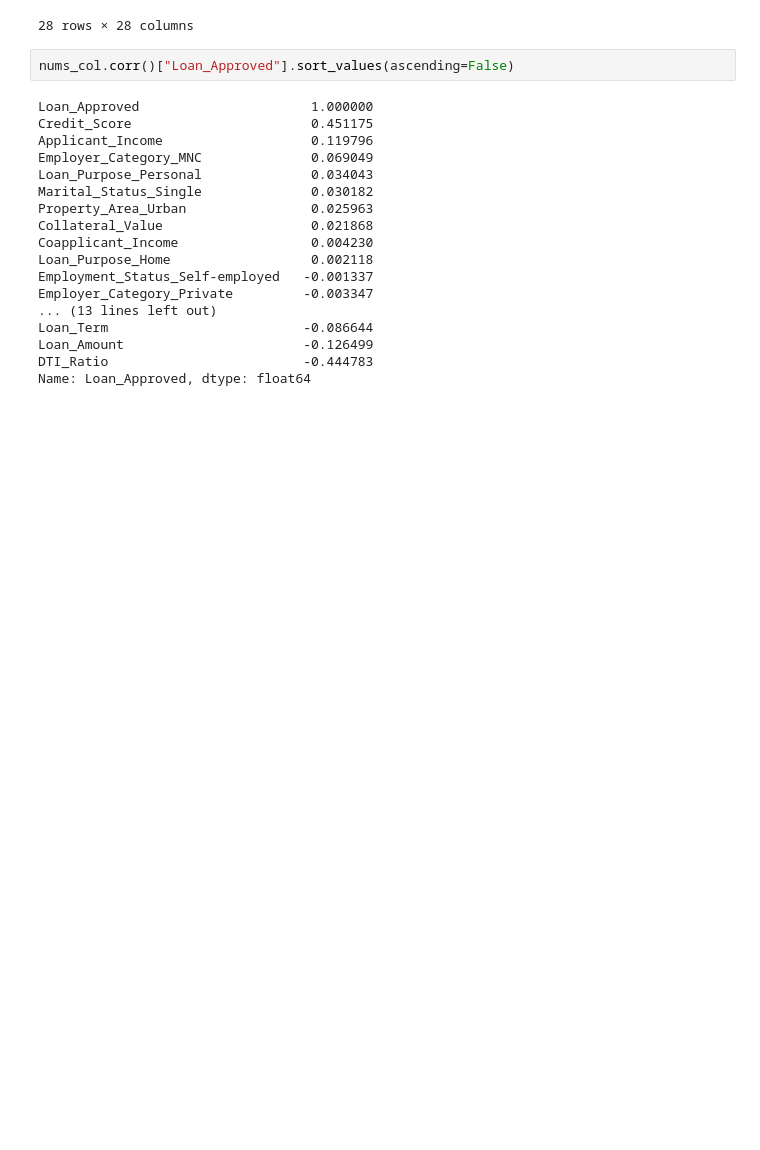
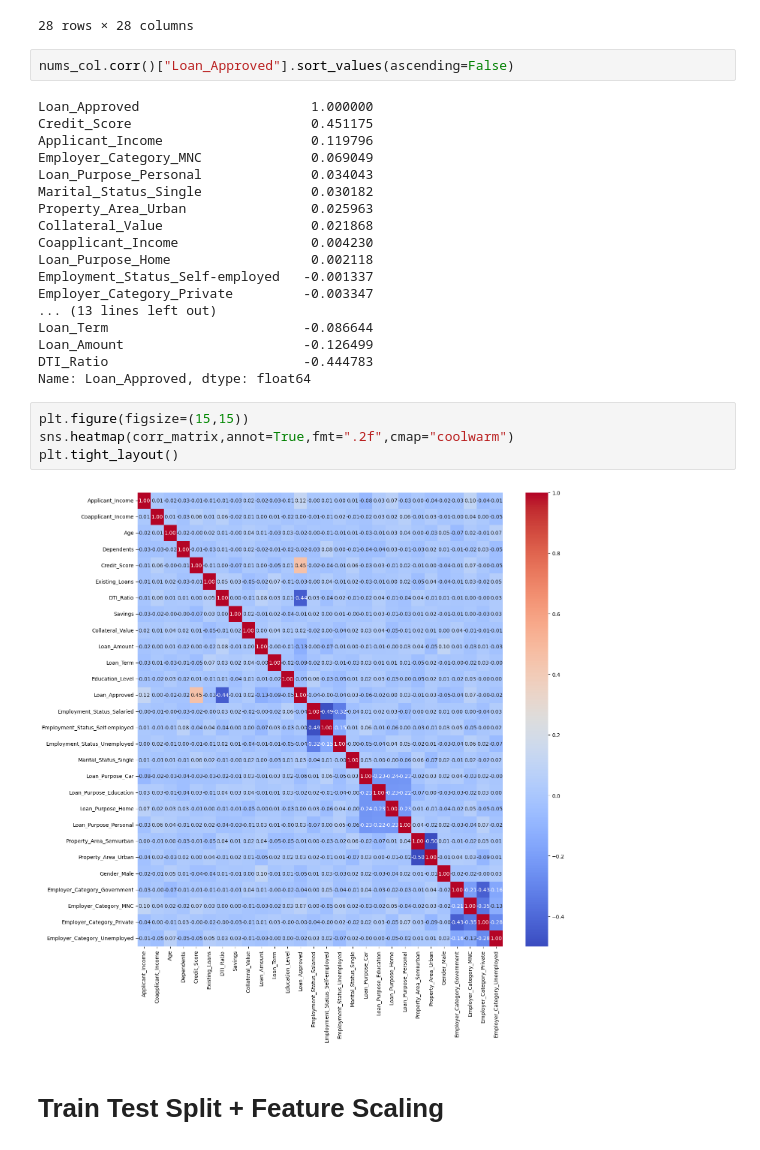
Before and after one commit to MuhammadTaha156/AI-ML-Learning-Path, a Jupyter notebook: Day 18 CreditWise Loan System (Project)/main.ipynb, the cells around one changed output. Cells and saved outputs as stored; diff of their text form; blank space fills up the shorter version.

Commit message:
Heatmap

```diff
--- a/Day 18 CreditWise Loan System (Project)/main.ipynb
+++ b/Day 18 CreditWise Loan System (Project)/main.ipynb
@@ -399,3 +399,11 @@ Loan_Term                         -0.086644
 Loan_Amount                       -0.126499
 DTI_Ratio                         -0.444783
 Name: Loan_Approved, dtype: float64
+# %%
+plt.figure(figsize=(15,15))
+sns.heatmap(corr_matrix,annot=True,fmt=".2f",cmap="coolwarm")
+plt.tight_layout()
+# %% [output]
+[figure, added]
+# %% [markdown]
+# Train Test Split + Feature Scaling
```
